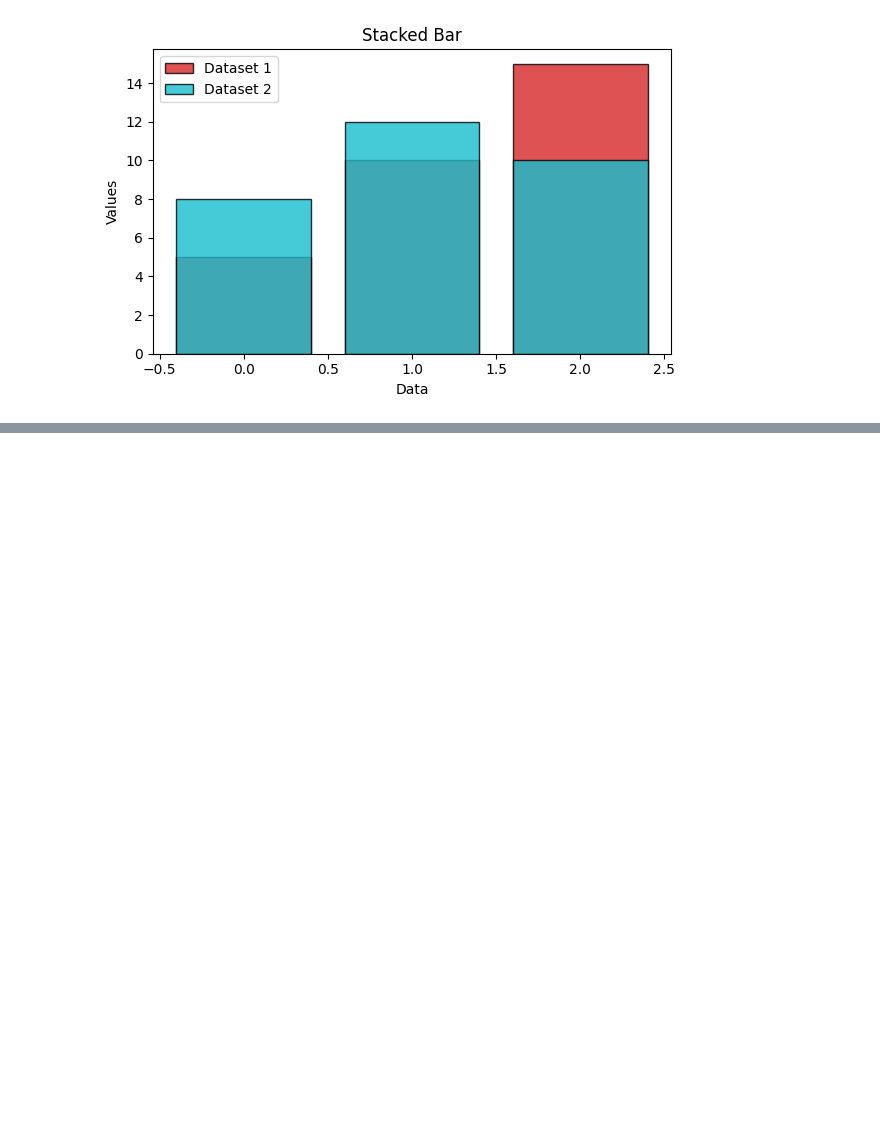
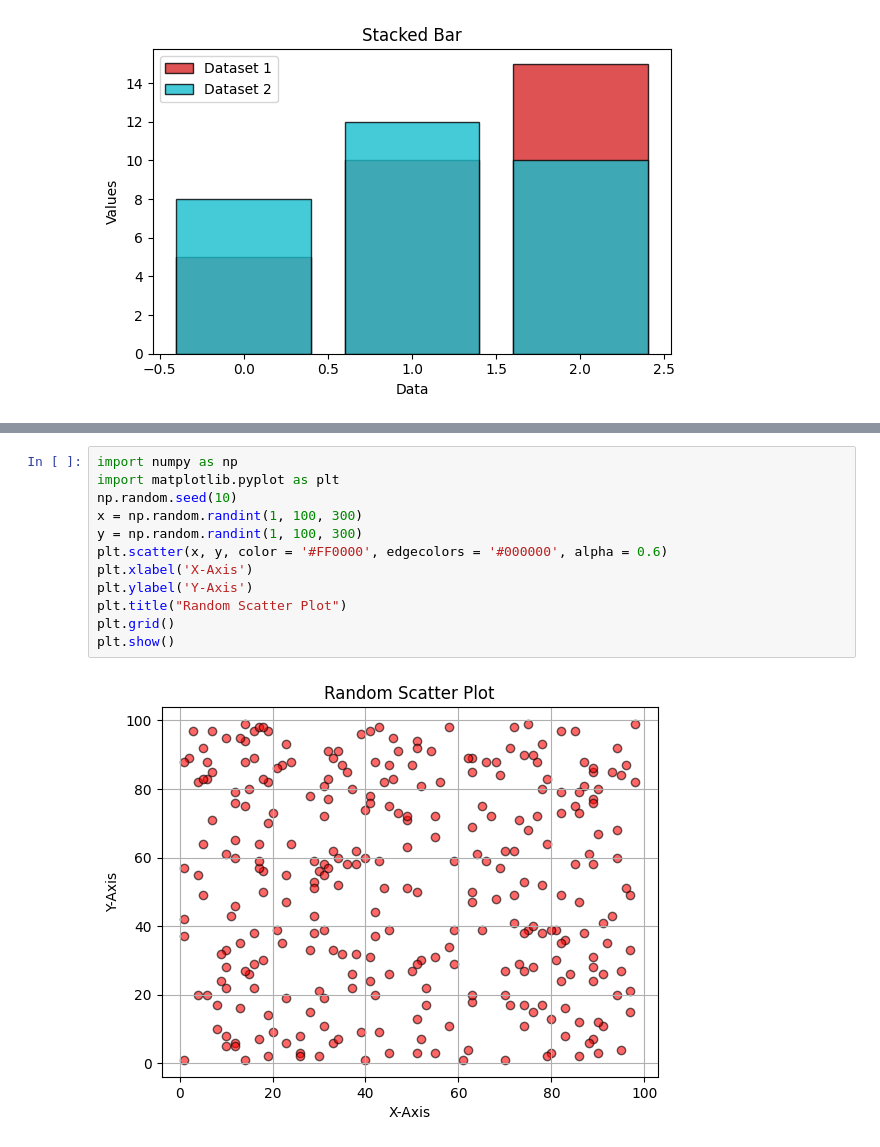
Before and after one commit to KodaliSuchitraKamala/Wipro_Training, a Jupyter notebook: Matplotlib.ipynb, the cells around one changed output, grey strips where cells are left out. Cells and saved outputs as stored; diff of their text form; blank space fills up the shorter version.

```diff
--- a/Matplotlib.ipynb
+++ b/Matplotlib.ipynb
@@ -771,0 +786,14 @@ plt.show()
+# %%
+import numpy as np
+import matplotlib.pyplot as plt
+np.random.seed(10)
+x = np.random.randint(1, 100, 300)
+y = np.random.randint(1, 100, 300)
+plt.scatter(x, y, color = '#FF0000', edgecolors = '#000000', alpha = 0.6)
+plt.xlabel('X-Axis')
+plt.ylabel('Y-Axis')
+plt.title("Random Scatter Plot")
+plt.grid()
+plt.show()
+# %% [output]
+[figure, added]
```
Also changed, not shown: parts of 12 cells of this notebook.
